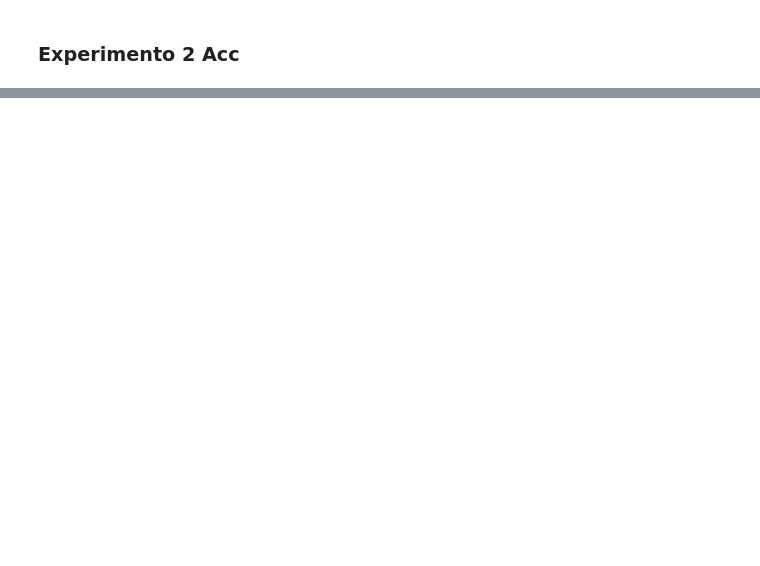
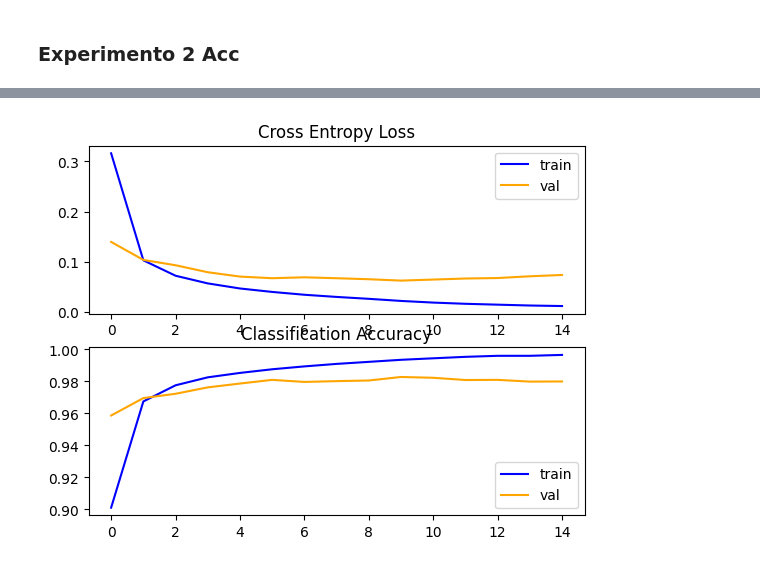
Before and after one commit to lhckb/adv-ml-topics, a Jupyter notebook: ex04_cnn.ipynb, the cells around one changed output, grey strips where cells are left out. Saved outputs shown, nothing was run; the diff lists cells and outputs as text; code cells hidden in the pictures; blank space fills up the shorter version.

```diff
--- a/ex04_cnn.ipynb
+++ b/ex04_cnn.ipynb
@@ -329,0 +325,21 @@ Foi possível obter uma acurácia de 99.16% na base de teste incrementando a cam
+# %%
+# define cnn model
+def define_more_conv_and_dense_model():
+	model = Sequential()
+	model.add(Conv2D(32, (3, 3), activation='relu', kernel_initializer='he_uniform', input_shape=(28, 28, 1)))
+	model.add(MaxPooling2D((2, 2)))
+	model.add(Conv2D(64, (3, 3), activation='relu', kernel_initializer='he_uniform'))
+	model.add(MaxPooling2D((2, 2)))
+	model.add(Conv2D(64, (3, 3), activation='relu', kernel_initializer='he_uniform'))
+	model.add(MaxPooling2D((2, 2)))
+	model.add(Flatten())
+	model.add(Dense(200, activation='relu', kernel_initializer='he_uniform'))
+	model.add(Dense(10, activation='softmax'))
+	# compile model
+	opt = SGD(learning_rate=0.01, momentum=0.9)
+	model.compile(optimizer=opt, loss='categorical_crossentropy', metrics=['accuracy'])
+
+	return model
+# %%
+final_model = define_more_conv_and_dense_model()
+final_model.summary()
@@ -329,0 +368,8 @@ Foi possível obter uma acurácia de 99.16% na base de teste incrementando a cam
+# %%
+final_model_train_res = final_model.fit(
+    X_train,
+    y_train,
+    epochs=15,
+    batch_size=128,
+    validation_data=(X_valid, y_valid)
+)
@@ -329,0 +394,4 @@ Foi possível obter uma acurácia de 99.16% na base de teste incrementando a cam
+# %%
+summarize_diagnostics([final_model_train_res])
+# %% [output]
+[figure, added]
```
Also changed, not shown: parts of 24 cells of this notebook.
